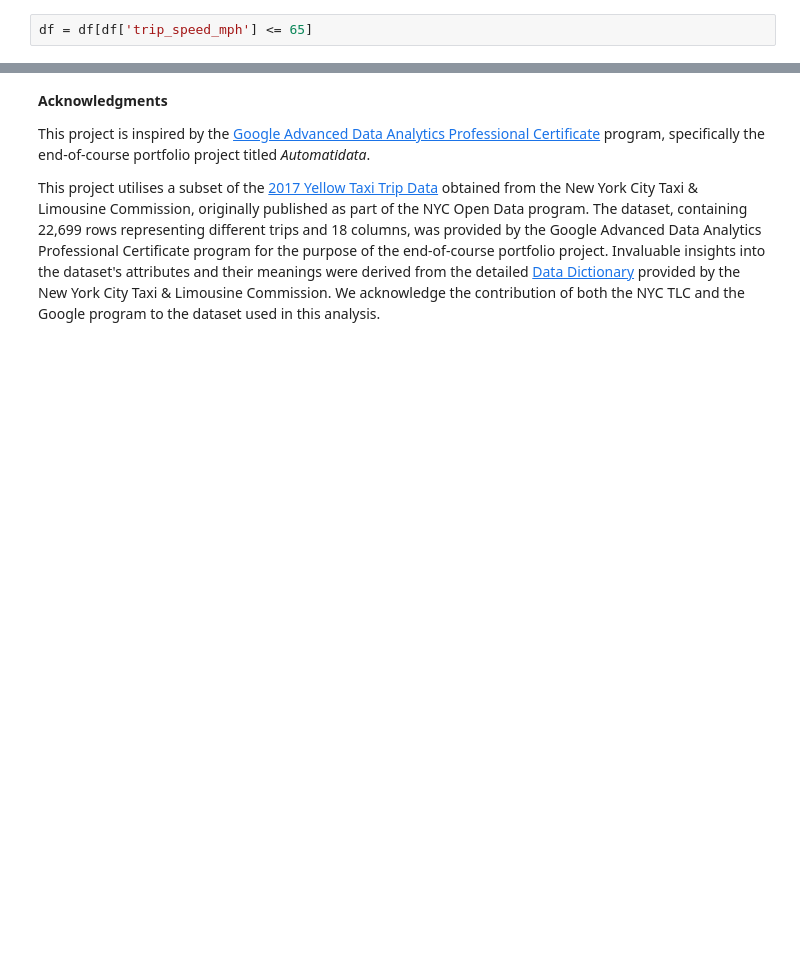
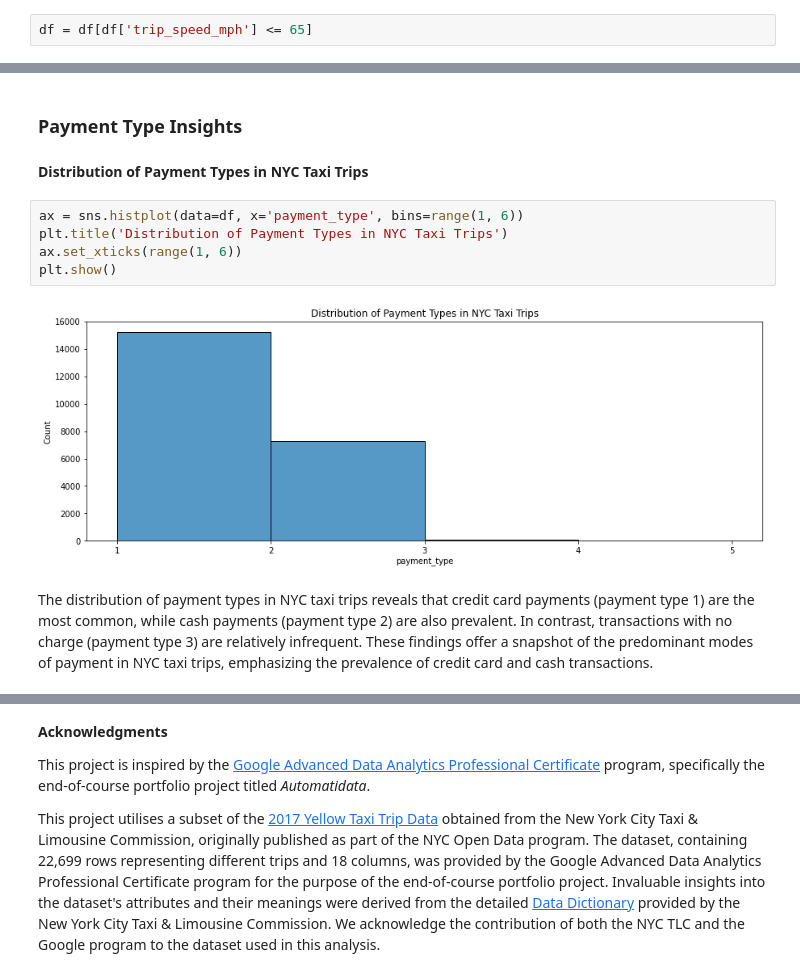
Before and after one commit to sssunri/farecast_NYC-TLC_estimation, a Jupyter notebook: fare_estimation.ipynb, the cells around one changed output, grey strips where cells are left out. Saved outputs shown, nothing was run; the diff lists cells and outputs as text; blank space fills up the shorter version.

```diff
--- a/fare_estimation.ipynb
+++ b/fare_estimation.ipynb
@@ -623,0 +637,13 @@ df = df[df['trip_speed_mph'] <= 65]
+# %% [markdown]
+### Payment Type Insights
+# %% [markdown]
+**Distribution of Payment Types in NYC Taxi Trips**
+# %%
+ax = sns.histplot(data=df, x='payment_type', bins=range(1, 6))
+plt.title('Distribution of Payment Types in NYC Taxi Trips')
+ax.set_xticks(range(1, 6))
+plt.show()
+# %% [output]
+[figure, added]
+# %% [markdown]
+The distribution of payment types in NYC taxi trips reveals that credit card payments (payment type 1) are the most common, while cash payments (payment type 2) are also prevalent. In contrast, transactions with no charge (payment type 3) are relatively infrequent. These findings offer a snapshot of the predominant modes of payment in NYC taxi trips, emphasizing the prevalence of credit card and cash transactions.
```
Also changed, not shown: parts of 45 cells of this notebook.
